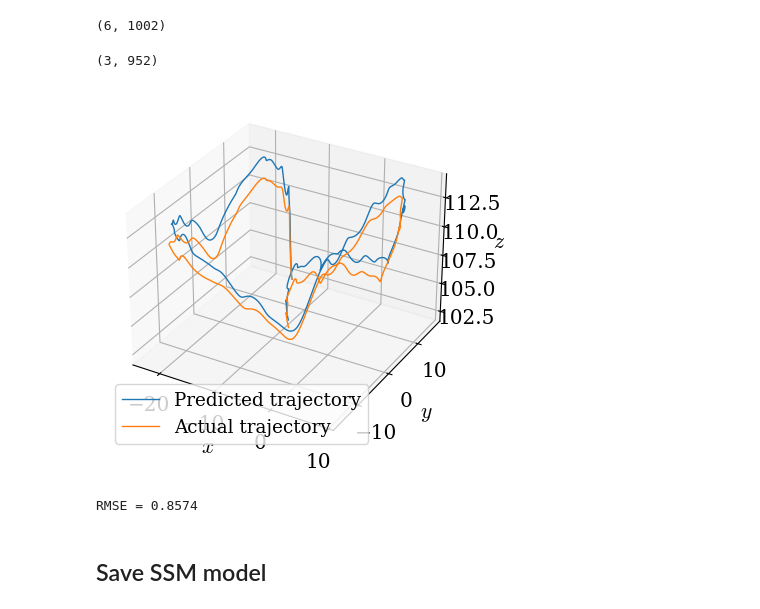
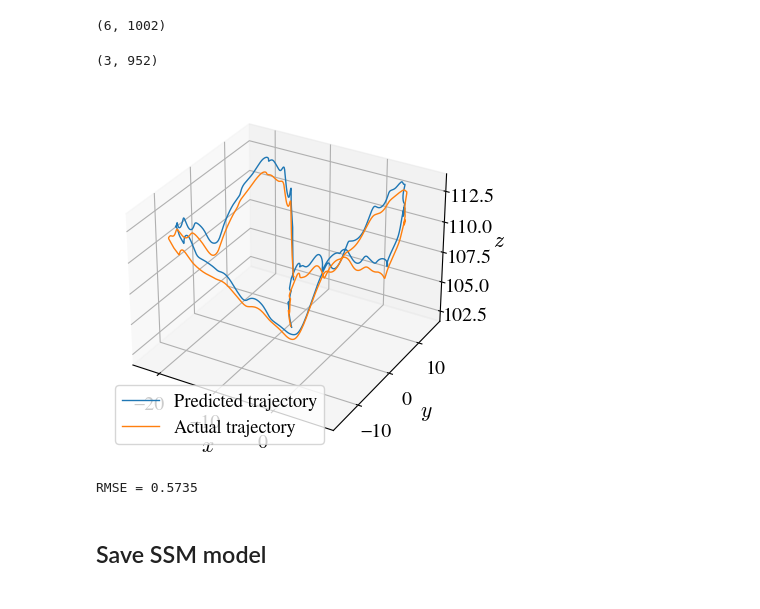
Before and after one commit to StanfordASL/SSMR-for-control, a Jupyter notebook: ROM/python/generateSSMmodel_switchCoords.ipynb, the cells around one changed output. Cells and saved outputs as stored; diff of their text form; code cells hidden in the pictures.

```diff
--- a/ROM/python/generateSSMmodel_switchCoords.ipynb
+++ b/ROM/python/generateSSMmodel_switchCoords.ipynb
@@ -18,6 +18,7 @@ import plot_utils as plot
 np.set_printoptions(linewidth=300)
 # %%
 use_data = "john" # "mine", "john"
+observables = "delay embedding" #pos-vel
 # %%
 if use_data == "mine":
     diamond_dir = "../../../soft-robot-control/examples/diamond"
@@ -537,7 +554,10 @@ from scipy.interpolate import interp1d
 # %%
 Rauton = utils.Rauton(RDInfo)
 Vauton = lambda x: IMInfo['parametrization']['H'] @ utils.multivariate_polynomial(x, IMInfo['parametrization']['polynomialOrder'])
-Wauton = lambda y: IMInfo['chart']['H'] @ utils.multivariate_polynomial(y, IMInfo['chart']['polynomialOrder'])
+if observables == "pos-vel":
+    Wauton = lambda y: IMInfo['chart']['H'] @ utils.multivariate_polynomial(y, IMInfo['chart']['polynomialOrder'])
+elif observables == "delay embedding":
+    Wauton = lambda y: Vde.T @ y
 # %% [markdown]
 ### Learn control matrix $B$
 # %% [markdown]
@@ -586,7 +612,10 @@ plot.inputs(t_train, u_train)
 Do delay embedding on the tip position (and optionally, on the inputs). Then, compute reduced coordinates and gradient as predicted by reduced dynamics, as well as the numerical (true) gradient
 # %%
 # delay-embed tip position (as well as inputs?). Single delay only
-N_DELAY = 1
+# N_DELAY = 1
+# DEBUG: Change to original of 4 delays
+N_DELAY = 4
+
 y_train = utils.delayEmbedding(z_shift_train, embed_coords=[0, 1, 2], up_to_delay=N_DELAY)
 print(f"y.shape: {y_train.shape}, u.shape: {u_train.shape}")
 # reduced coordinates
@@ -598,7 +627,10 @@ dxDt_ROM = Rauton(x_train)
 
 # optionally, throw away some of the training data
 # keep_indices = np.s_[4000:-100]
-keep_indices = np.s_[30:-20]
+# keep_indices = np.s_[30:-20]
+# DEBUG: Change keep_indices
+keep_indices = np.s_[10:-10]
+
 t_train_trunc = t_train[keep_indices]
 u_train_trunc = u_train[:, keep_indices]
 x_train_trunc = x_train[:, keep_indices]
@@ -708,40 +740,43 @@ uFun = lambda t: uInterpFun(t).reshape(-1, 1)
 # dxDtInterpFun = interp1d(t_test, dxDt_ROM, axis=1, fill_value="extrapolate")
 def R(t, y):
     return Rauton(np.atleast_2d(y)) + B_learn @ assemble_features(uFun(t), y) # utils.multivariate_polynomial(uFun(t), order=polyUorder)
     # return dxDtInterpFun(t)
 
 # solve IVP of reduced dynamics using open-loop figure8 inputs
 sol = solve_ivp(R,
                 t_span=[t_test[0], t_test[-1]],
                 t_eval=t_test,
                 y0=x_test[:, 0], # np.zeros(2*rDOF),
                 method='RK45',
                 vectorized=True,
                 rtol=1e-3,
                 atol=1e-3)
 # resulting (predicted) open-loop trajectory in reduced coordinates
 xTraj = sol.y
-yTraj = Vauton(xTraj)[:-3, :]
+# yTraj = Vauton(xTraj)[:-3, :]
+# DEBUG:
+yTraj = Vauton(xTraj)[-3:, :]
+
 zTraj = (yTraj.T + z_eq_test).T
 print(zTraj.shape)
 
 plt.close('all')
 ax = plot.traj_3D_xyz(zTraj[0, :],
                       zTraj[1, :],
                       zTraj[2, :], show=False)
 ax = plot.traj_3D_xyz(z_test[3, :],
                       z_test[4, :],
                       z_test[5, :], color="tab:orange", ax=ax, show=False)
 ax.legend(["Predicted trajectory", "Actual trajectory"])
 plt.show()
 # %% [output]
 (3, 952)
-[figure, old version]
+[figure, new version]
 # %%
 RMSE = np.sum(np.sqrt(np.mean((zTraj[0:3, :] - z_test[-3:])**2, axis=0))) / zTraj.shape[1]
 print(f"RMSE = {RMSE:.4f}")
 # %% [output]
-RMSE = 0.8574
+RMSE = 0.5735
 # %% [markdown]
 ## Save SSM model
 # %% [markdown]
```
Also changed, not shown: parts of 22 cells of this notebook, 5 other files.
